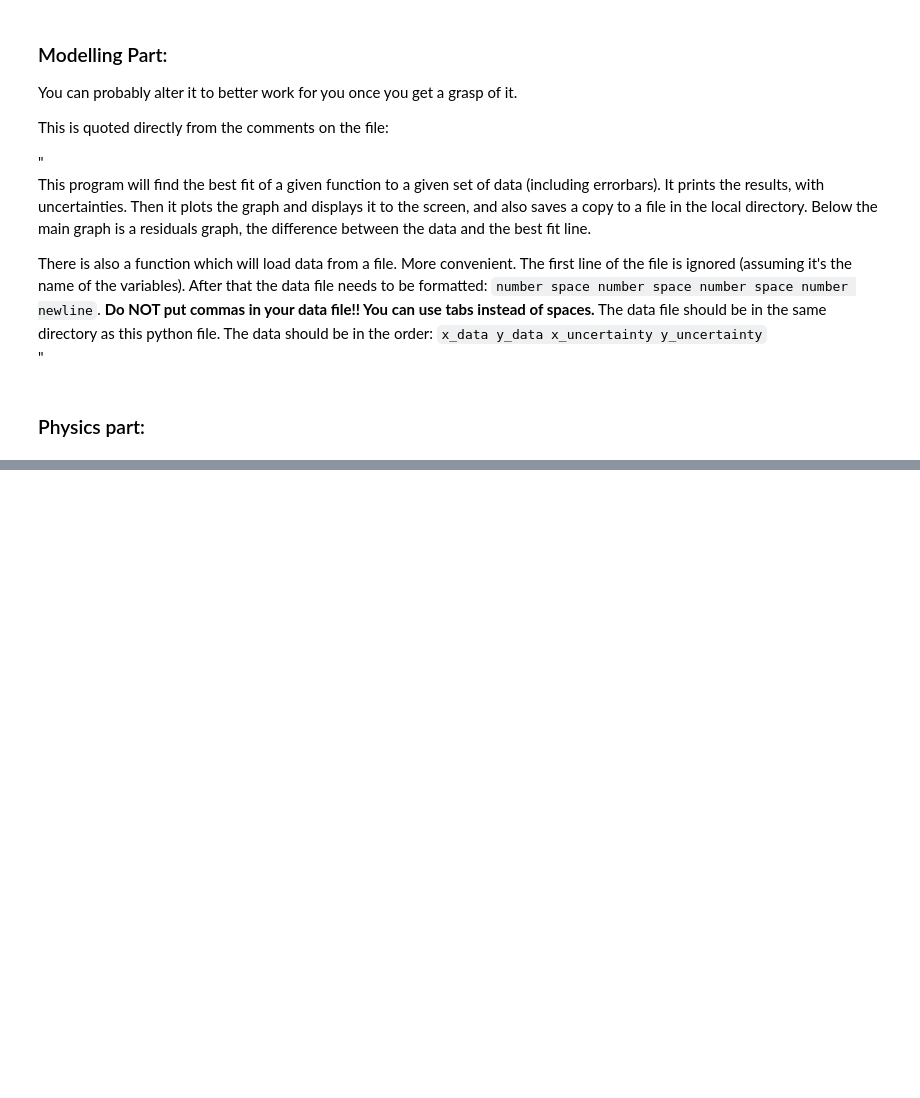
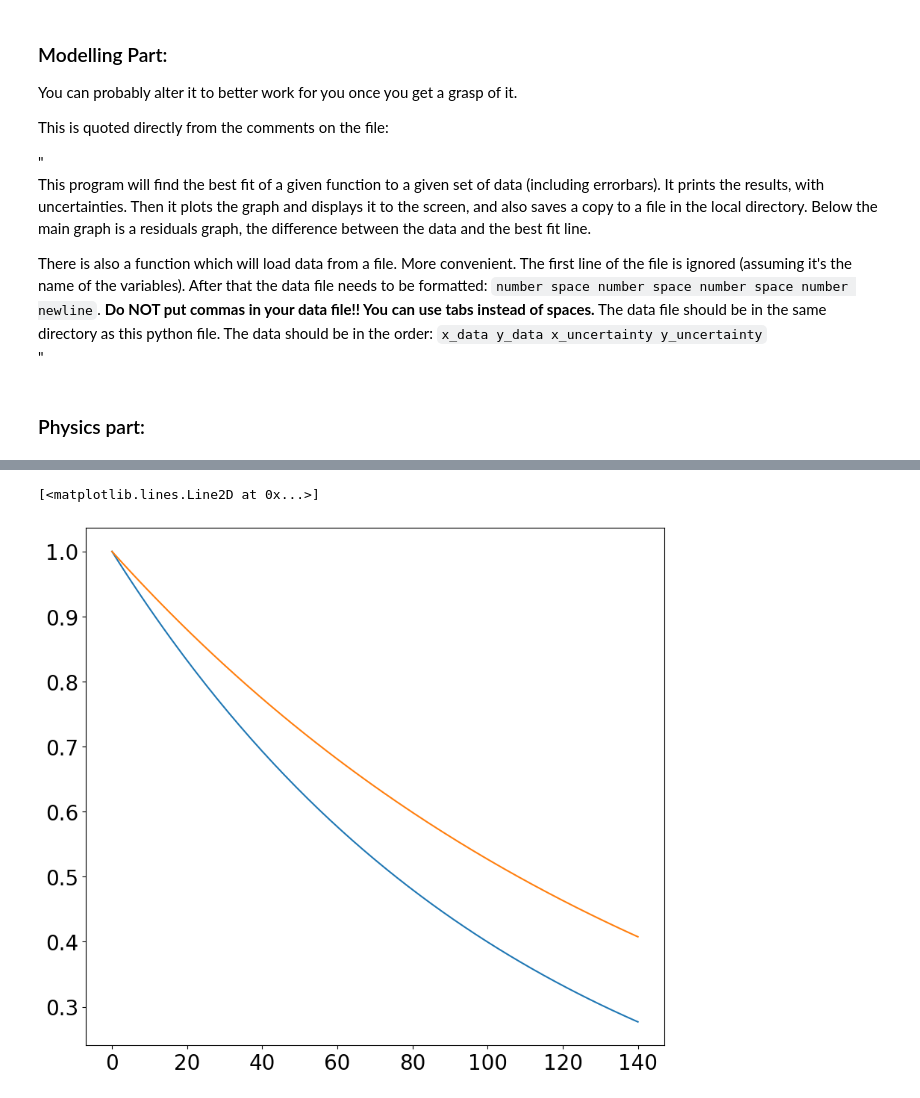
Before and after one commit to ijessicachen/introdatascience, a Jupyter notebook: schoolgraphs/fitdata_PHY180.ipynb, the cells around one changed output, grey strips where cells are left out. Drawn from its saved outputs; the diff is of its cells as text; code cells hidden in the pictures; blank space fills up the shorter version.

```diff
--- a/schoolgraphs/fitdata_PHY180.ipynb
+++ b/schoolgraphs/fitdata_PHY180.ipynb
@@ -161,0 +162,13 @@ Best fit parameters, with uncertainties, but not rounded off properly:
+# %%
+# Try thing I found online for exponential
+from scipy import signal
+M = 141
+tau1 = 109
+tau2 = 156
+window1 = signal.exponential(M, 0, tau1, False) # counting
+window2 = signal.exponential(M, 0, tau2, False) # weird formula
+plt.plot(window1) # blue
+plt.plot(window2) # orange
+# %% [output]
+[<matplotlib.lines.Line2D at 0x...>]
+[figure, added]
```
Also changed, not shown: parts of 5 cells of this notebook, 3 other files.
